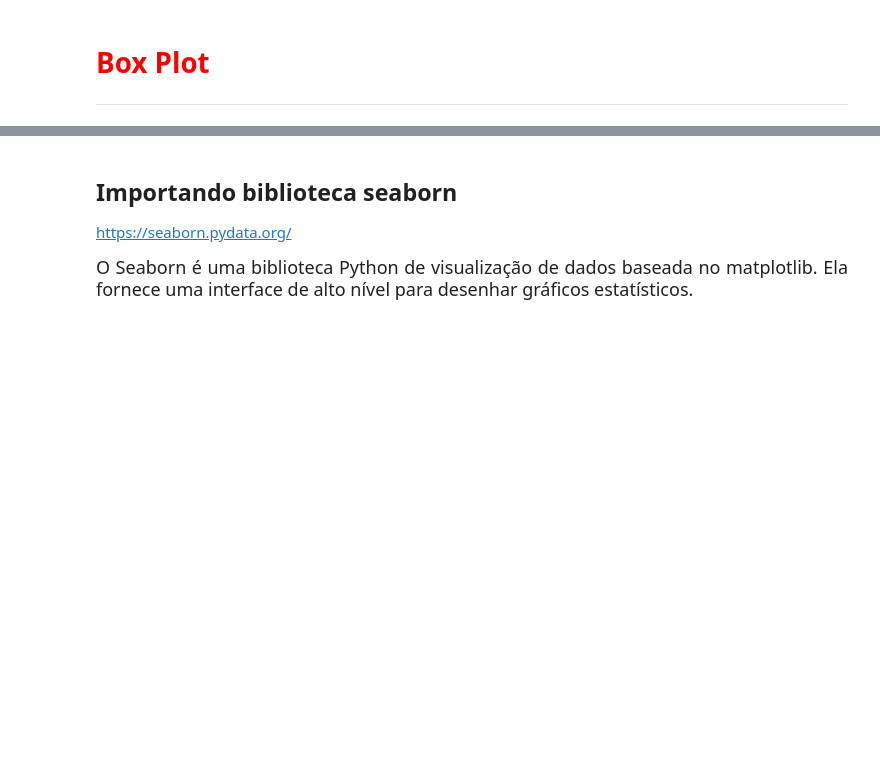
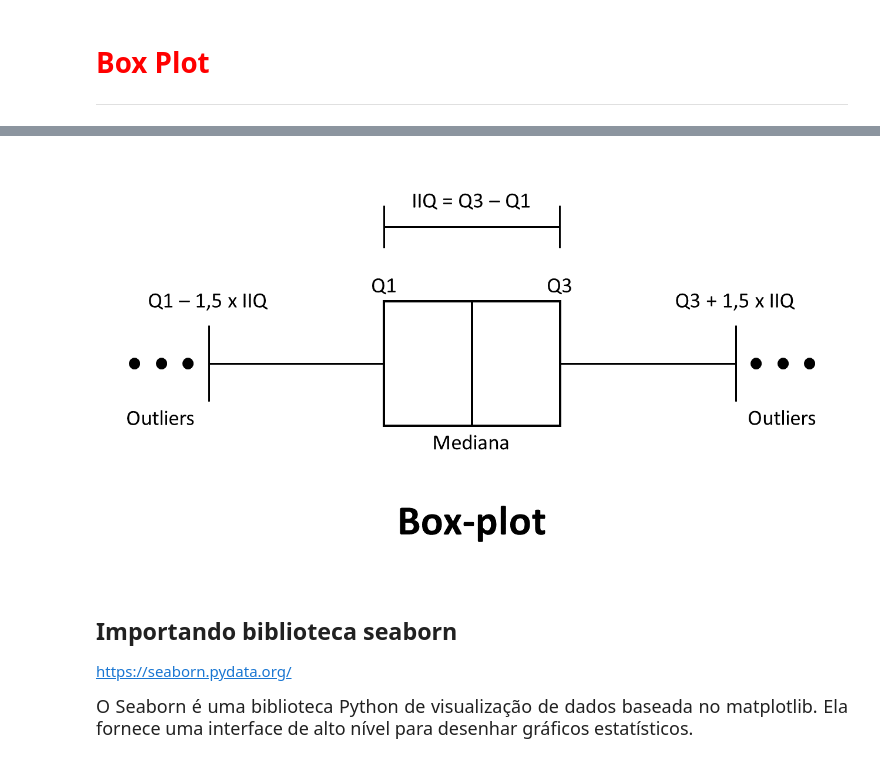
Before and after one commit to leandrorodor/ALR-Linear_Regression, a Jupyter notebook: cerveja.ipynb, the cells around one changed output, grey strips where cells are left out. Cells and saved outputs as stored; diff of their text form; code cells hidden in the pictures; blank space fills up the shorter version.

```diff
--- a/cerveja.ipynb
+++ b/cerveja.ipynb
@@ -136,3 +150,8 @@ https://pandas.pydata.org/pandas-docs/stable/visualization.html
+# %%
+from IPython.display import Image
+Image('/content/sample_data/Box-Plot.png')
+# %% [output]
+[figure, added]
 # %% [markdown]
 ## Importando biblioteca seaborn
 https://seaborn.pydata.org/
```
Also changed, not shown: parts of 12 cells of this notebook.
